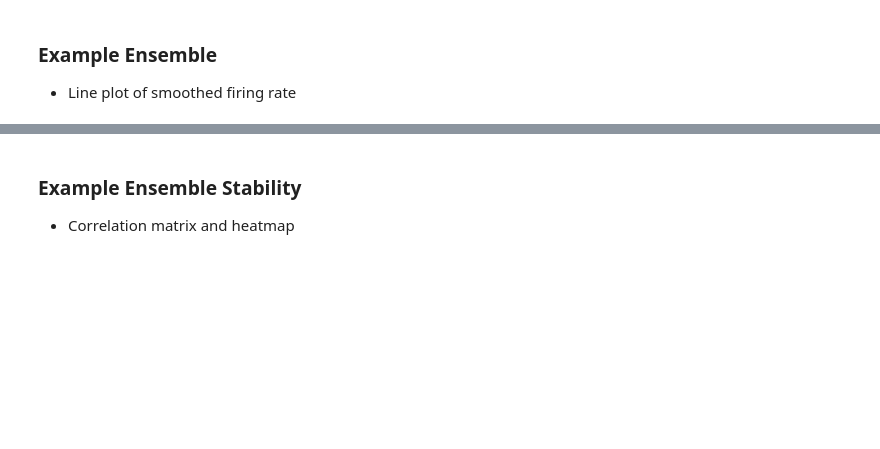
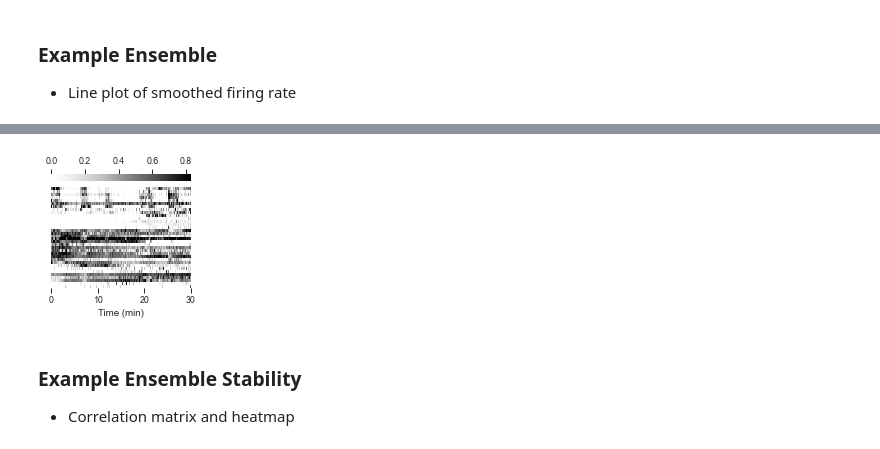
Before and after one commit to Ruairi-osul/drn-interactions, a Jupyter notebook: notebooks/Spontaneous Interactions/Figure.ipynb, the cells around one changed output, grey strips where cells are left out. Drawn from its saved outputs; the diff is of its cells as text; code cells hidden in the pictures; blank space fills up the shorter version.

```diff
--- a/notebooks/Spontaneous Interactions/Figure.ipynb
+++ b/notebooks/Spontaneous Interactions/Figure.ipynb
@@ -110,3 +140,18 @@ plt.plot(time, n1, label="n3")
+# %%
+f = plt.figure(figsize=(2.5, 2.3))
+
+ax = f.subplots()
+
+plot_spikes(spikes, ax=ax, cbar_kws = dict(use_gridspec=True,location="top"), yticklabels=[])
+ax.set_xticks(np.arange(0, 1801, 600))
+ax.set_xticklabels(ax.get_xticklabels(), rotation=0)
+ax.xaxis.set_major_formatter(plt.FuncFormatter(lambda x, p: int(x / 60)))
+ax.set_ylabel("")
+ax.set_xlabel("Time (min)")
+
+f.savefig(fig_dir / "example ensemble spike heatmap.png", dpi=300)
+# %% [output]
+[figure, added]
 # %% [markdown]
 ### Example Ensemble Stability
 
```
Also changed, not shown: parts of 8 cells of this notebook, 1 other file.
